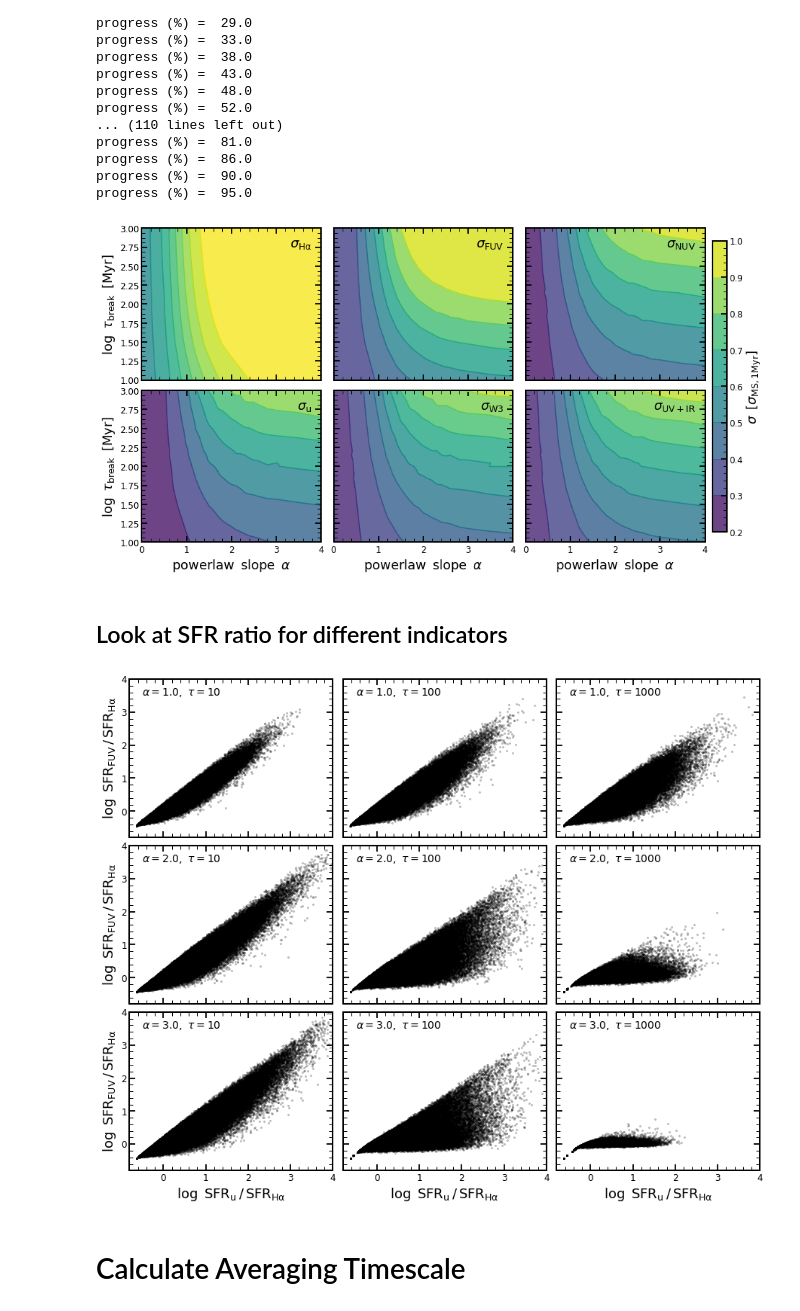
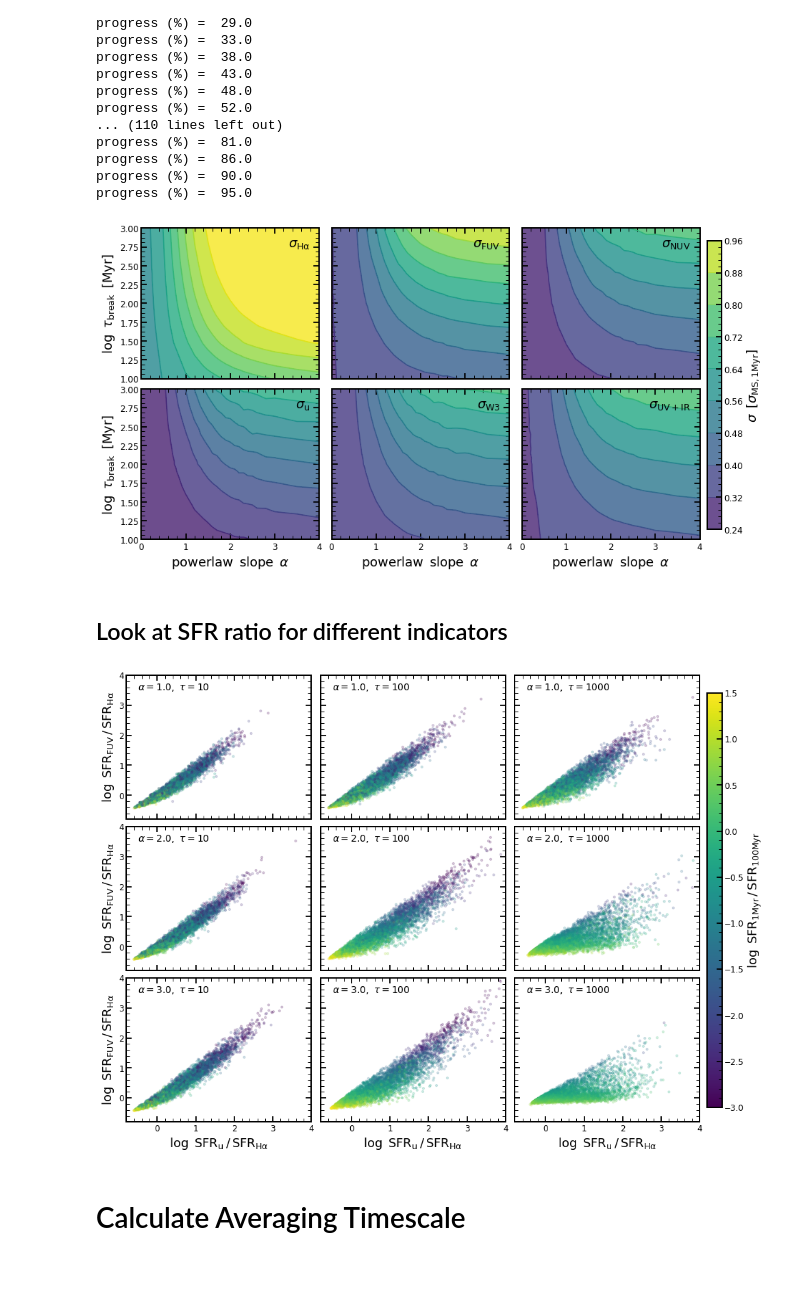
Before and after one commit to stacchella/variability_SFHs, a Jupyter notebook: notebooks/PSD_Analysis.ipynb, the cells around one changed output. Cells and saved outputs as stored; diff of their text form; code cells hidden in the pictures; blank space fills up the shorter version.

```diff
--- a/notebooks/PSD_Analysis.ipynb
+++ b/notebooks/PSD_Analysis.ipynb
@@ -24,7 +24,7 @@ path_figures = '/Users/sandrotacchella/ASTRO/SFH_Variability/variability_SFHs/fi
 # %%
 # read in files
 
-dict_data, list_alpha, list_tau = toolbox_variability.read_in_files(path_data + 'SFH_*.hdf5', mode='r')
+dict_data, list_alpha, list_tau = toolbox_variability.read_in_files(path_data + 'SFH*.hdf5', mode='r')
 # %%
 # create unique list
 
@@ -774,10 +786,10 @@ ax1.contour(X, Y, sigma_mat_Ha.T, alpha=1, vmin=vmin, vmax=vmax)
 ax1.contourf(X, Y, sigma_mat_Ha.T, alpha=0.8, vmin=vmin, vmax=vmax)
 
 ax2.contour(X, Y, sigma_mat_FUV.T, alpha=1, vmin=vmin, vmax=vmax)
-ax2.contourf(X, Y, sigma_mat_FUV.T, alpha=0.8, vmin=vmin, vmax=vmax)
+CS = ax2.contourf(X, Y, sigma_mat_FUV.T, alpha=0.8, vmin=vmin, vmax=vmax)
 
 ax3.contour(X, Y, sigma_mat_NUV.T, alpha=1, vmin=vmin, vmax=vmax)
-CS = ax3.contourf(X, Y, sigma_mat_NUV.T, alpha=0.8, vmin=vmin, vmax=vmax)
+ax3.contourf(X, Y, sigma_mat_NUV.T, alpha=0.8, vmin=vmin, vmax=vmax)
 
 ax4.contour(X, Y, sigma_mat_u.T, alpha=1, vmin=vmin, vmax=vmax)
 ax4.contourf(X, Y, sigma_mat_u.T, alpha=0.8, vmin=vmin, vmax=vmax)
@@ -829,11 +841,13 @@ plt.subplots_adjust(hspace=0.07, wspace=0.07)
 plt.savefig(path_figures + 'scatter_indicators.pdf', bbox_inches='tight')
 plt.show()
 # %% [output]
-[figure, old version]
+[figure, new version]
 # %% [markdown]
 ## Look at SFR ratio for different indicators
 # %%
-plot_every_other = 100
+plot_every_other = 1
+
+time_investigate = [-2000, -1500, -1000, -500, -1]
 
 slope_plot = [1.0, 2.0, 3.0]
 tau_plot = [10.0, 100.0, 1000.0]
@@ -853,42 +867,54 @@ fig, axes = plt.subplots(nrows=len(slope_plot), ncols=len(tau_plot), figsize=(5.
 for ii in range(len(slope_plot)):
     for jj in range(len(tau_plot)):
         ax = axes[ii][jj]
-        diff_FUV_Ha = np.ravel(dict_data[slope_plot[ii]][tau_plot[jj]]['SFH_conv/SFR_FUV'][:]-dict_data[slope_plot[ii]][tau_plot[jj]]['SFH_conv/SFR_Ha'][:])
-        diff_u_Ha = np.ravel(dict_data[slope_plot[ii]][tau_plot[jj]]['SFH_conv/SFR_u'][:]-dict_data[slope_plot[ii]][tau_plot[jj]]['SFH_conv/SFR_Ha'][:])
+        diff_FUV_Ha, diff_u_Ha, SFR_1Myr, SFR_100Myr = [], [], [], []
+        for time0 in time_investigate:
+            diff_FUV_Ha = np.append(diff_FUV_Ha, np.ravel(dict_data[slope_plot[ii]][tau_plot[jj]]['SFH_conv/SFR_FUV'][:][:, time0]-dict_data[slope_plot[ii]][tau_plot[jj]]['SFH_conv/SFR_Ha'][:][:, time0]))
+            diff_u_Ha = np.append(diff_u_Ha, np.ravel(dict_data[slope_plot[ii]][tau_plot[jj]]['SFH_conv/SFR_u'][:][:, time0]-dict_data[slope_plot[ii]][tau_plot[jj]]['SFH_conv/SFR_Ha'][:][:, time0]))
+            SFR_1Myr = np.append(SFR_1Myr, 10**dict_data[slope_plot[ii]][tau_plot[jj]]['SFH/SFR'][:][:, time0])
+            SFR_100Myr = np.append(SFR_100Myr, np.mean(10**dict_data[slope_plot[ii]][tau_plot[jj]]['SFH/SFR'][:][:, time0-100:time0], axis=1))
         ratio_SFR_UV_Ha = diff_FUV_Ha[::plot_every_other]
         ratio_SFR_u_Ha = diff_u_Ha[::plot_every_other]
-        ax.plot(ratio_SFR_u_Ha, ratio_SFR_UV_Ha, 'o', ms=2, color='black', alpha=0.2, rasterized=True)
+        diff_abs = np.log10(SFR_1Myr/SFR_100Myr)
+        #print np.max(diff_abs)
+        #print np.min(diff_abs)
+        ax.scatter(ratio_SFR_u_Ha, ratio_SFR_UV_Ha, c=diff_abs, alpha=0.2, rasterized=True, marker='.', s=40, vmin=-3.0, vmax=1.5)
         #ax.plot(np.median(diff_u_Ha), np.median(diff_FUV_Ha), 'o', ms=20, color='cyan')
         ax.text(-0.5, 3.5, r'$\alpha=%.1f,\ \tau=%.0f$' %(slope_plot[ii], tau_plot[jj]), fontsize=14)
         ax.set_xlim([-0.8, 4.0])
         ax.set_ylim([-0.8, 4.0])
         if (ii<len(slope_plot)-1):
             ax.set_xlabel('', fontsize=18)
             ax.xaxis.set_ticklabels([])
         else:
             ax.set_xlabel(r'$\log\/\/\/\mathrm{SFR}_{\rm u}\//\/\mathrm{SFR}_{\rm H\alpha}$', fontsize=18)
         if (jj>=1):
             ax.set_ylabel('', fontsize=18)
             ax.yaxis.set_ticklabels([])
         else:
             ax.set_ylabel(r'$\log\/\/\/\mathrm{SFR}_{\rm FUV}\//\/\mathrm{SFR}_{\rm H\alpha}$', fontsize=18)
         if ((ii==len(slope_plot)-1) & (jj==len(tau_plot)-1)):
             ax.legend(loc='center left', frameon=False, ncol=2, fontsize=14)
         # add boxes# look at complete SFH
 #        ax.add_patch(patches.Rectangle((box1[0], box1[1]), box1[2], box1[3], lw=2, edgecolor=box_col_list[0], facecolor='none', zorder=10))
 #        ax.add_patch(patches.Rectangle((box2[0], box2[1]), box2[2], box2[3], lw=2, edgecolor=box_col_list[1], facecolor='none', zorder=10))
 #        ax.add_patch(patches.Rectangle((box3[0], box3[1]), box3[2], box3[3], lw=2, edgecolor=box_col_list[2], facecolor='none', zorder=10))
 #        ax.add_patch(patches.Rectangle((box4[0], box4[1]), box4[2], box4[3], lw=2, edgecolor=box_col_list[3], facecolor='none', zorder=10))        ax.text(box1[0]+0.5*box1[2], box1[1]+0.5*box1[3], str(fraction_in_box(diff_u_Ha, diff_FUV_Ha, box1)), zorder=10, color='black', va='center', ha='center', bbox=dict(boxstyle="square", fc=(1.0, 1.0, 1.0), alpha=0.8))
 #        ax.text(box2[0]+0.5*box2[2], box2[1]+0.5*box2[3], str(fraction_in_box(diff_u_Ha, diff_FUV_Ha, box2)), zorder=10, color='black', va='center', ha='center', bbox=dict(boxstyle="square", fc=(1.0, 1.0, 1.0), alpha=0.8))
 #        ax.text(box3[0]+0.5*box3[2], box3[1]+0.5*box3[3], str(fraction_in_box(diff_u_Ha, diff_FUV_Ha, box3)), zorder=10, color='black', va='center', ha='center', bbox=dict(boxstyle="square", fc=(1.0, 1.0, 1.0), alpha=0.8))
 #        ax.text(box4[0]+0.5*box4[2], box4[1]+0.5*box4[3], str(fraction_in_box(diff_u_Ha, diff_FUV_Ha, box4)), zorder=10, color='black', va='center', ha='center', bbox=dict(boxstyle="square", fc=(1.0, 1.0, 1.0), alpha=0.8))
 
+## colorbar ##
+CS = ax.scatter([-99.0, -99.0], [-99.0, -99.0], c=[-3.0, 1.5], alpha=1.0, rasterized=True, marker='.', s=40, vmin=-3.0, vmax=1.5)
+cbar_ax = fig.add_axes([0.91, 0.15, 0.02, 0.7])
+CBI = fig.colorbar(CS, cax=cbar_ax)
+CBI.set_label(r'$\log\/\/\/\mathrm{SFR_{\rm 1Myr}}\//\/\mathrm{SFR_{\rm 100Myr}}$', fontsize=18)
 
 plt.subplots_adjust(hspace=0.05, wspace=0.05)
 plt.savefig(path_figures + 'Ratio_distribution_indicators.pdf', bbox_inches='tight')
 plt.show()
 # %% [output]
-[figure, old version]
+[figure, new version]
 # %% [markdown]
 # Calculate Averaging Timescale
 # %%
```
Also changed, not shown: parts of 14 cells of this notebook, 12 other files.
